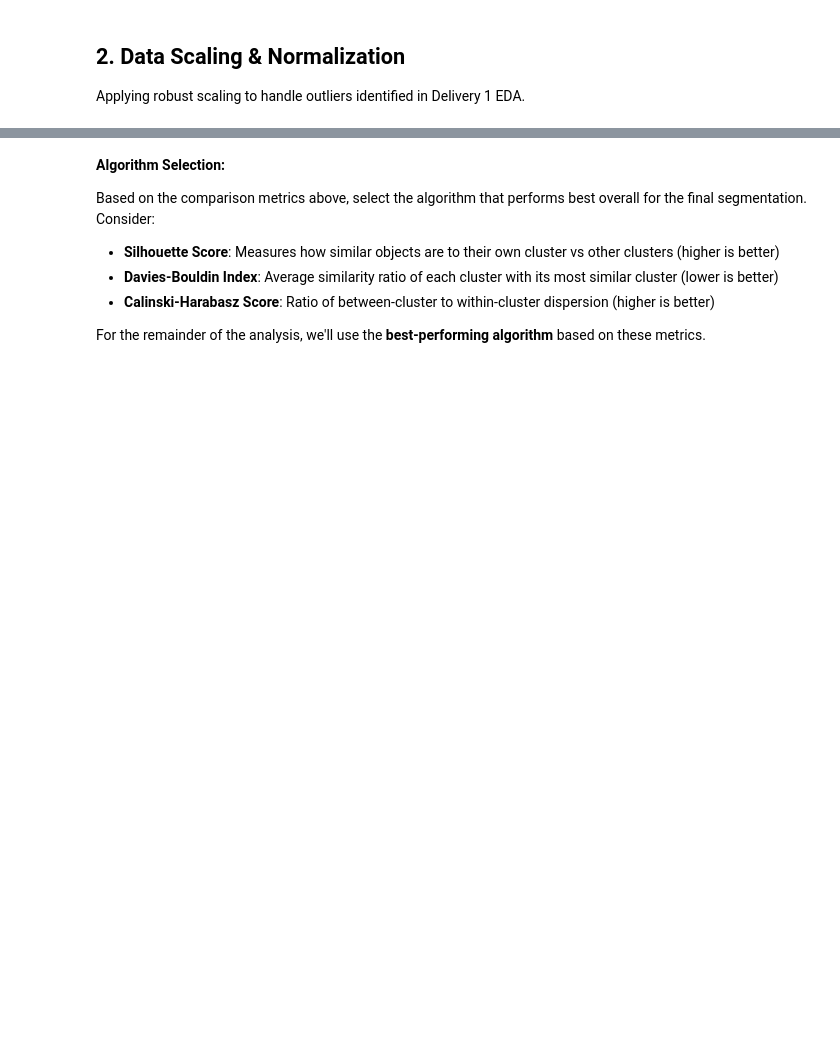
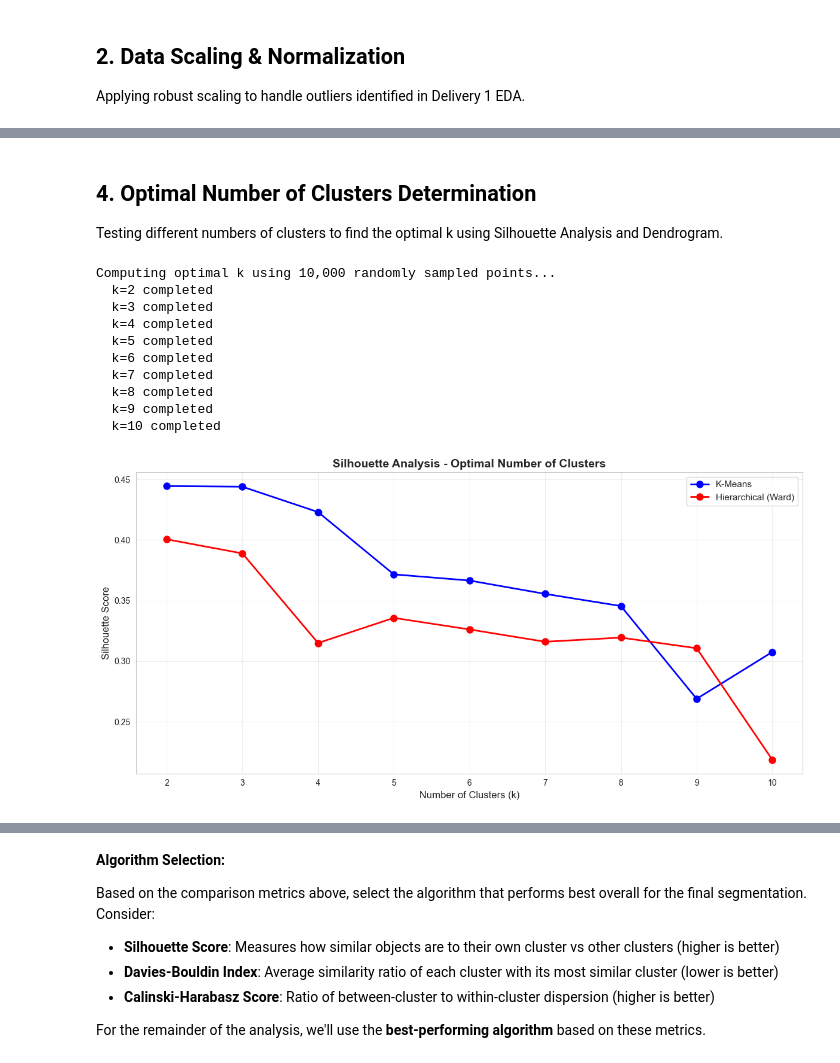
Before and after one commit to Port0goose/Data-Mining-Assignment, a Jupyter notebook: Group68_Clustering_Code.ipynb, the cells around one changed output, grey strips where cells are left out. Drawn from its saved outputs; the diff is of its cells as text; code cells hidden in the pictures; blank space fills up the shorter version.

Commit message:
optimal k

```diff
--- a/Group68_Clustering_Code.ipynb
+++ b/Group68_Clustering_Code.ipynb
@@ -34,6 +34,6 @@ os.makedirs(output_dir, exist_ok=True)
 # %%
 # Load the cleaned dataset from Delivery 1
 df = pd.read_csv('Data/DM_AIAI_FinalCustomerSegments.csv')
-df = df.sample(n=50000, random_state=42)
+# df = df.sample(n=50000, random_state=42)
 print(f"Dataset loaded: {df.shape[0]:,} rows × {df.shape[1]} columns")
 print(f"Unique customers: {df['Loyalty#'].nunique():,}")
@@ -118,0 +172,71 @@ plt.show()
+# %% [markdown]
+## 4. Optimal Number of Clusters Determination
+
+Testing different numbers of clusters to find the optimal k using Silhouette Analysis and Dendrogram.
+# %%
+# Silhouette Analysis - Test different numbers of clusters for both algorithms
+# Using a random subsample for faster computation
+sample_size_optimal = min(10000, len(df_scaled))
+sample_indices_optimal = np.random.RandomState(42).choice(len(df_scaled), size=sample_size_optimal, replace=False)
+df_scaled_sample = df_scaled.iloc[sample_indices_optimal]
+
+k_range = range(2, 11)
+kmeans_silhouette = []
+hierarchical_silhouette = []
+
+print(f"Computing optimal k using {sample_size_optimal:,} randomly sampled points...")
+
+for k in k_range:
+    # K-Means
+    kmeans_temp = KMeans(n_clusters=k, random_state=42, n_init=10)
+    kmeans_labels = kmeans_temp.fit_predict(df_scaled_sample)
+    kmeans_silhouette.append(silhouette_score(df_scaled_sample, kmeans_labels))
+
+    # Hierarchical
+    hierarchical_temp = AgglomerativeClustering(n_clusters=k, linkage='ward')
+    hierarchical_labels = hierarchical_temp.fit_predict(df_scaled_sample)
+    hierarchical_silhouette.append(silhouette_score(df_scaled_sample, hierarchical_labels))
+
+    print(f"  k={k} completed")
+
+# Plot Silhouette Scores for both algorithms
+plt.figure(figsize=(12, 6))
+plt.plot(k_range, kmeans_silhouette, 'bo-', linewidth=2, markersize=8, label='K-Means')
+plt.plot(k_range, hierarchical_silhouette, 'ro-', linewidth=2, markersize=8, label='Hierarchical (Ward)')
+plt.xlabel('Number of Clusters (k)', fontsize=12)
+plt.ylabel('Silhouette Score', fontsize=12)
+plt.title('Silhouette Analysis - Optimal Number of Clusters', fontsize=14, fontweight='bold')
+plt.legend(fontsize=11)
+plt.grid(True, alpha=0.3)
+plt.tight_layout()
+plt.savefig(f'{output_dir}/optimal_k_silhouette.png', dpi=300, bbox_inches='tight')
+plt.show()
+
+print("\n=== SILHOUETTE SCORES BY NUMBER OF CLUSTERS ===")
+print("\nK-Means:")
+for k, score in zip(k_range, kmeans_silhouette):
+    print(f"  k={k}: {score:.4f}")
+
+print("\nHierarchical (Ward):")
+for k, score in zip(k_range, hierarchical_silhouette):
+    print(f"  k={k}: {score:.4f}")
+
+# Find optimal k for each algorithm
+optimal_k_kmeans = k_range[np.argmax(kmeans_silhouette)]
+optimal_k_hierarchical = k_range[np.argmax(hierarchical_silhouette)]
+
+print(f"\n=== OPTIMAL NUMBER OF CLUSTERS ===")
+print(f"K-Means: k={optimal_k_kmeans} (Silhouette: {max(kmeans_silhouette):.4f})")
+print(f"Hierarchical: k={optimal_k_hierarchical} (Silhouette: {max(hierarchical_silhouette):.4f})")
+# %% [output]
+Computing optimal k using 10,000 randomly sampled points...
+  k=2 completed
+  k=3 completed
+  k=4 completed
+  k=5 completed
+  k=6 completed
+  k=7 completed
+  k=8 completed
+  k=9 completed
+  k=10 completed
+[figure, added]
```
Also changed, not shown: parts of 24 cells of this notebook, 4 other files.
